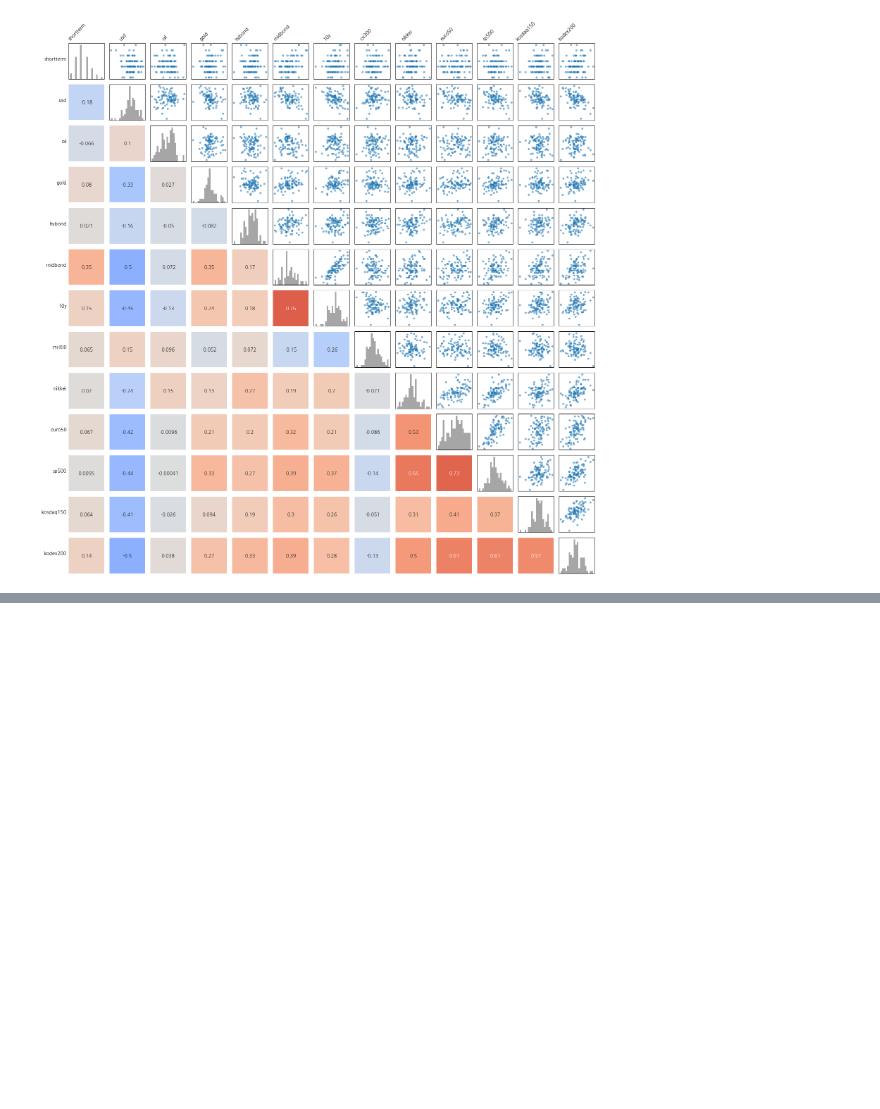
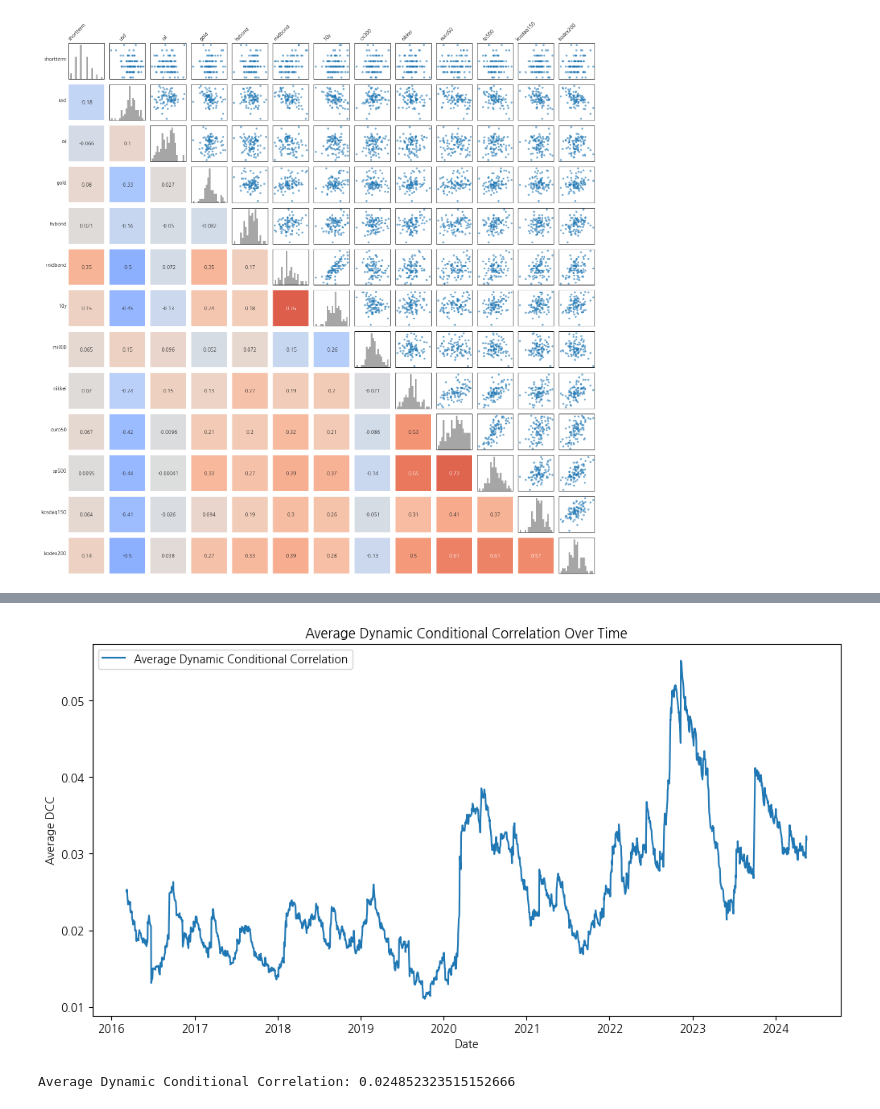
Before and after one commit to yuyuoi9987/dbgaps2024, a Jupyter notebook: jaepil/eda.ipynb, the cells around one changed output, grey strips where cells are left out. Saved outputs shown, nothing was run; the diff lists cells and outputs as text; code cells hidden in the pictures; blank space fills up the shorter version.

```diff
--- a/jaepil/eda.ipynb
+++ b/jaepil/eda.ipynb
@@ -217,0 +311,66 @@ plt.show()
+# %%
+import numpy as np
+import pandas as pd
+import matplotlib.pyplot as plt
+from statsmodels.tsa.api import VAR
+from arch import arch_model
+from scipy.optimize import minimize
+
+# Step 1: Fit a VAR model to the returns
+var_model = VAR(return_df)
+var_results = var_model.fit(maxlags=1, ic='aic')
+
+# Step 2: Extract residuals from the VAR model
+residuals = var_results.resid
+
+# Step 3: Fit univariate GARCH(1,1) models to each residual series
+garch_models = [arch_model(residuals[col], vol='Garch', p=1, q=1).fit(disp='off') for col in residuals.columns]
+
+# Step 4: Extract standardized residuals
+standardized_residuals = np.array([model.std_resid for model in garch_models]).T
+
+# Step 5: Define functions to estimate DCC parameters
+def dcc_loss(params, resids):
+    T, N = resids.shape
+    a, b = params
+    Qbar = np.cov(resids.T)
+    Qt = Qbar
+    likelihoods = []
+
+    for t in range(T):
+        Qt = (1 - a - b) * Qbar + a * np.outer(resids[t], resids[t]) + b * Qt
+        Rt = np.linalg.inv(np.diag(np.sqrt(np.diag(Qt)))) @ Qt @ np.linalg.inv(np.diag(np.sqrt(np.diag(Qt))))
+        likelihoods.append(-np.log(np.linalg.det(Rt)) - resids[t].T @ np.linalg.inv(Rt) @ resids[t])
+
+    return -np.sum(likelihoods)
+
+# Step 6: Estimate DCC parameters using scipy's minimize function
+initial_params = np.array([0.01, 0.98])
+dcc_params = minimize(dcc_loss, initial_params, args=(standardized_residuals,), bounds=[(0,1), (0,1)])
+a, b = dcc_params.x
+
+# Step 7: Calculate time-varying correlations
+T, N = standardized_residuals.shape
+Qbar = np.cov(standardized_residuals.T)
+Qt = Qbar
+time_varying_corr = np.zeros((N, N, T))
+
+for t in range(T):
+    Qt = (1 - a - b) * Qbar + a * np.outer(standardized_residuals[t], standardized_residuals[t]) + b * Qt
+    Rt = np.linalg.inv(np.diag(np.sqrt(np.diag(Qt)))) @ Qt @ np.linalg.inv(np.diag(np.sqrt(np.diag(Qt))))
+    time_varying_corr[:, :, t] = Rt
+
+# Step 8: Compute the average correlation over time
+avg_corr_series_dcc = [np.mean(np.triu(time_varying_corr[:, :, t], 1)) for t in range(T)]
+
+# Step 9: Plot the average dynamic conditional correlation over time
+plt.figure(figsize=(12, 6))
+plt.plot(return_df.index[1:], avg_corr_series_dcc, label='Average Dynamic Conditional Correlation')
+plt.title('Average Dynamic Conditional Correlation Over Time')
+plt.xlabel('Date')
+plt.ylabel('Average DCC')
+plt.legend()
+plt.show()
+
+print(f'Average Dynamic Conditional Correlation: {np.mean(avg_corr_series_dcc)}')
+# %% [output]
@@ -217,0 +393,2 @@ plt.show()
+[figure, added]
+Average Dynamic Conditional Correlation: 0.024852323515152666
```
Also changed, not shown: parts of 11 cells of this notebook.
